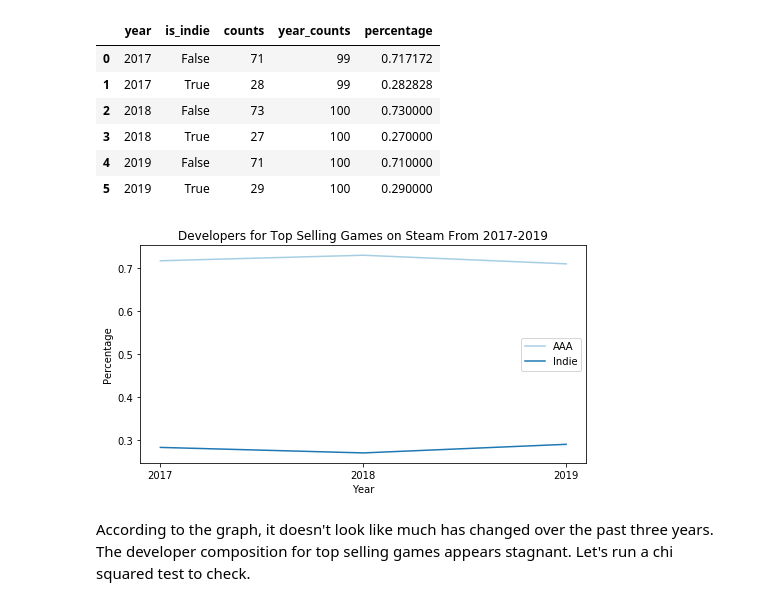
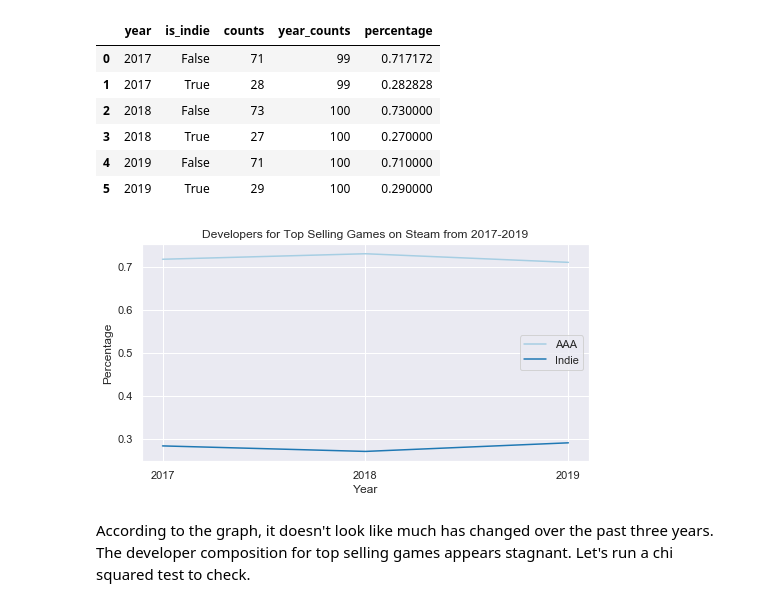
Before and after one commit to kaichang1/Steam, a Jupyter notebook: Steam.ipynb, the cells around one changed output. Cells and saved outputs as stored; diff of their text form; code cells hidden in the pictures.

```diff
--- a/Steam.ipynb
+++ b/Steam.ipynb
@@ -132,7 +132,7 @@ df.is_indie.value_counts().reset_index().rename(columns={'index': 'is_indie', 'i
 | 0 | False | 215 |
 | 1 | True | 84 |
 # %%
-sns.set_palette('Paired')
+sns.set(style='darkgrid', palette='Paired')
 fig, ax = plt.subplots()
 ax.pie(df.is_indie.value_counts(), autopct='%0.1f%%', pctdistance=1.2, shadow=True, explode=(0, 0.1))
 ax.legend(['AAA Developer', 'Indie Developer'])
@@ -199,5 +199,5 @@ genre_counts_ratings
 # %%
-sns.set_palette('husl')
+sns.set(style='darkgrid', palette='husl')
 fig, ax = plt.subplots(figsize=(10, 6))
 sns.barplot(data=genre_counts_ratings, x='genres', y='rating')
 plt.xticks(rotation=40)
@@ -232,17 +232,17 @@ indie_year_counts
 | 4 | 2019 | False | 71 | 100 | 0.710000 |
 | 5 | 2019 | True | 29 | 100 | 0.290000 |
 # %%
-sns.set_palette('Paired')
+sns.set(style='darkgrid', palette='Paired')
 fig, ax = plt.subplots(figsize=(8, 4))
 sns.lineplot(data=indie_year_counts, x='year', y='percentage', hue='is_indie')
 ax.set_xticks([2017, 2018, 2019])
 ax.legend(['AAA', 'Indie'])
 ax.set_xlabel('Year')
 ax.set_ylabel('Percentage')
-ax.set_title('Developers for Top Selling Games on Steam From 2017-2019')
+ax.set_title('Developers for Top Selling Games on Steam from 2017-2019')
 plt.show()
 # %% [output]
-[figure, old version]
+[figure, new version]
 # %% [markdown]
 According to the graph, it doesn't look like much has changed over the past three years. The developer composition for top selling games appears stagnant. Let's run a chi squared test to check.
 # %%
```
Also changed, not shown: parts of 15 cells of this notebook.
